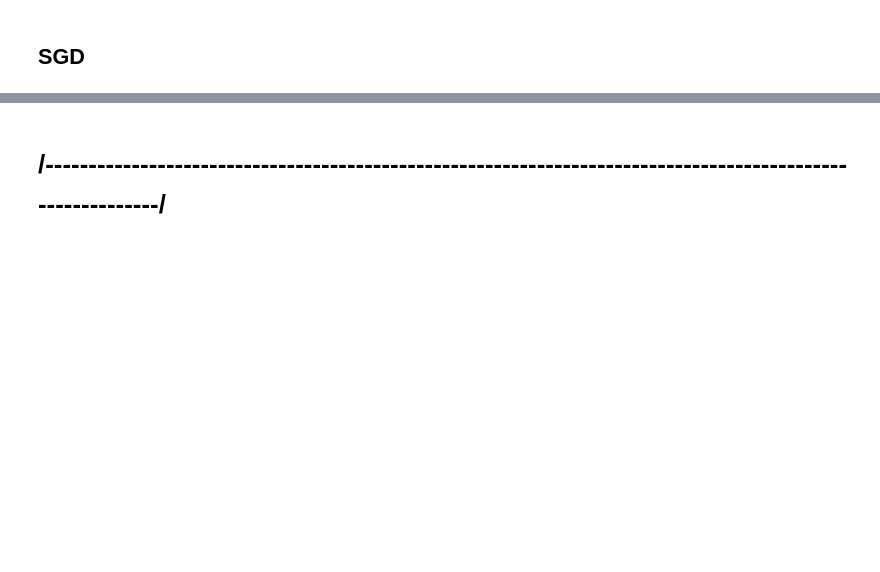
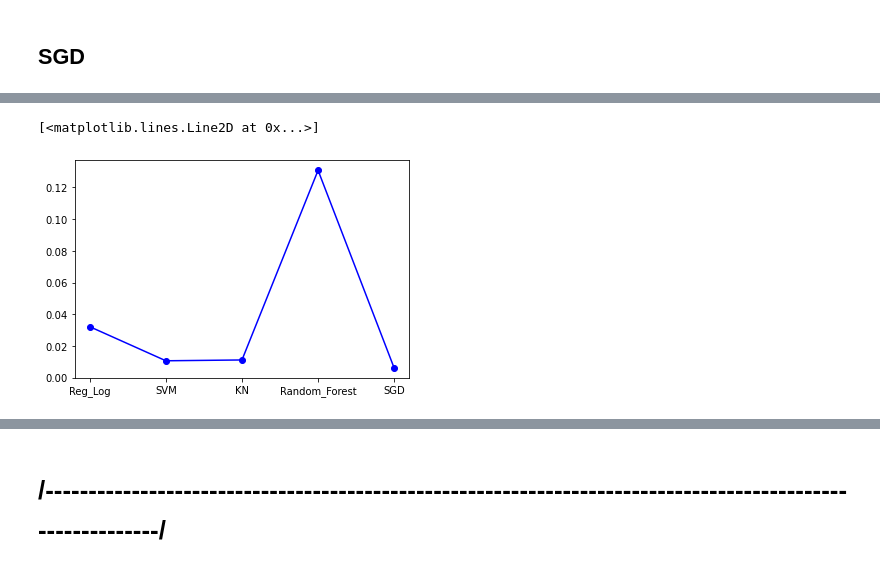
Before and after one commit to alejoso76/titanic-ml, a Jupyter notebook: Titanic.ipynb, the cells around one changed output, grey strips where cells are left out. Drawn from its saved outputs; the diff is of its cells as text; code cells hidden in the pictures; blank space fills up the shorter version.

Commit message:
Simple graphs added

```diff
--- a/Titanic.ipynb
+++ b/Titanic.ipynb
@@ -356,0 +366,2 @@ Mean Squared Error = 0.31086142322097376
+# %%
+results_df = pd.read_csv('results.csv')
@@ -356,0 +389,6 @@ Mean Squared Error = 0.31086142322097376
+# %%
+algorithms = ['Reg_Log', 'SVM', 'KN', 'Random_Forest', 'SGD']
+plt.plot(algorithms, results_df.time, 'b-', marker='o')
+# %% [output]
+[<matplotlib.lines.Line2D at 0x...>]
+[figure, added]
```
Also changed, not shown: parts of 10 cells of this notebook, 1 other file.
